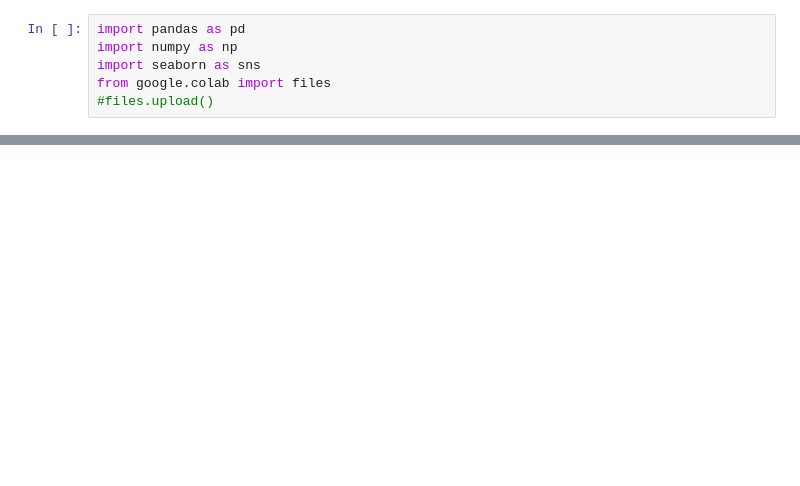
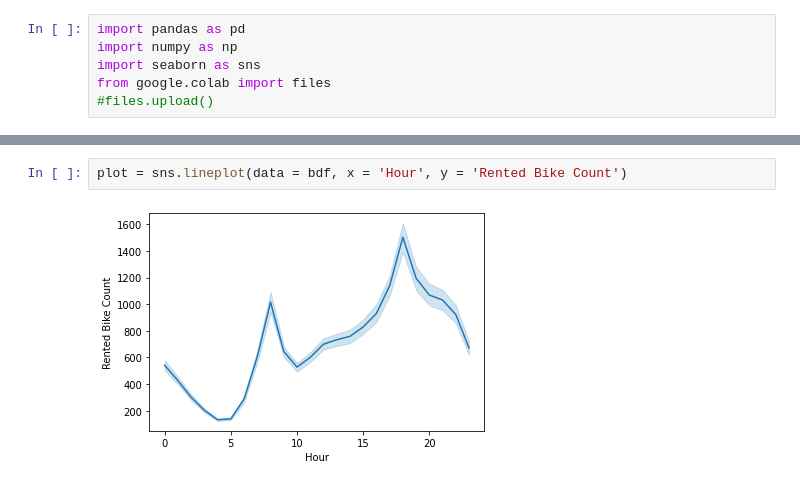
Before and after one commit to garrettfarley9/Seoul-Bike-Regression, a Jupyter notebook: Farley_ML_Project_part_1.ipynb, the cells around one changed output, grey strips where cells are left out. Drawn from its saved outputs; the diff is of its cells as text; blank space fills up the shorter version.

```diff
--- a/Farley_ML_Project_part_1.ipynb
+++ b/Farley_ML_Project_part_1.ipynb
@@ -38,0 +44,4 @@ bdf['Season avg'] = bdf.groupby(['Seasons'])['Rented Bike Count'].transform('mea
+# %%
+plot = sns.lineplot(data = bdf, x = 'Hour', y = 'Rented Bike Count')
+# %% [output]
+[figure, added]
```
Also changed, not shown: parts of 5 cells of this notebook.
